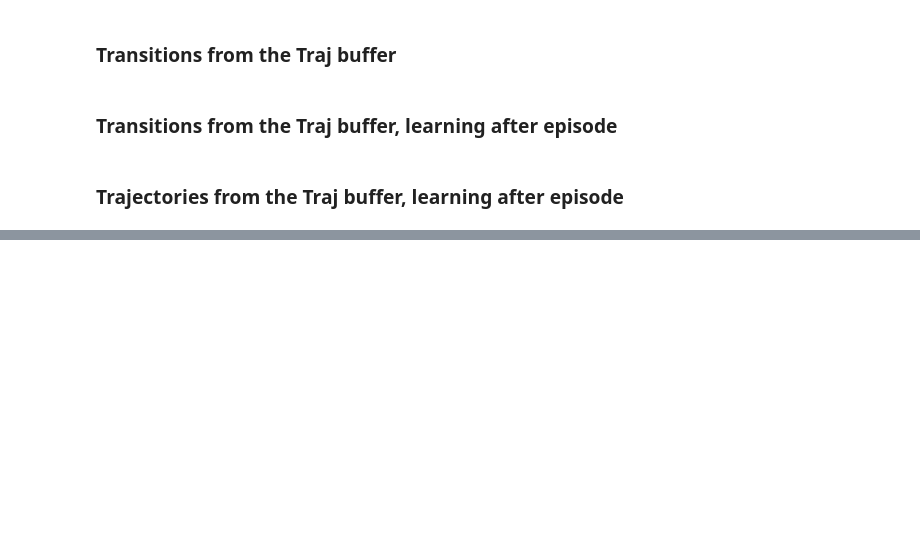
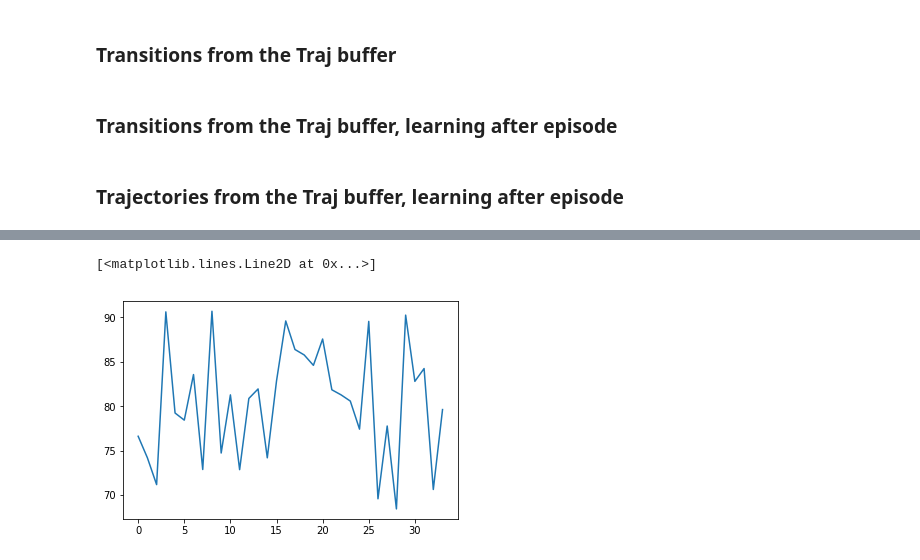
Before and after one commit to V0XNIHILI/RL-EVCP, a Jupyter notebook: Run TD3 gym.ipynb, the cells around one changed output, grey strips where cells are left out. Saved outputs shown, nothing was run; the diff lists cells and outputs as text; code cells hidden in the pictures; blank space fills up the shorter version.

Commit message:
add final result plot

```diff
--- a/Run TD3 gym.ipynb
+++ b/Run TD3 gym.ipynb
@@ -391,8 +390,8 @@ runner = Runner(env, memory_traj, agent)
 
 batch_size =  1
 # %%
-n_eps = 150401
-print_each = 5
+n_eps = 5001
+print_each = 50
 test_each = 50
 n_test_episodes = 10
 
@@ -402,7 +401,7 @@ test_results = defaultdict(list)
 
 for ep in range(1, n_eps):
     #print('            EP%d' % ep)
-    episode_results = runner.run(train=True, save_to_memory=True, train_bath_size=batch_size)
+    episode_results, _ = runner.run(train=True, save_to_memory=True, train_bath_size=batch_size)
     for key, val in episode_results.items():
         train_results[key].append(val)
 
@@ -415,7 +414,7 @@ for ep in range(1, n_eps):
     if ep % test_each == 0:
         current_test_results = defaultdict(list)
         for test_ep in range(n_test_episodes):
-            episode_results = runner.run(train=False, save_to_memory=False)
+            episode_results, _ = runner.run(train=False, save_to_memory=False)
             for key, val in episode_results.items():
                 current_test_results[key].append(val)
         current_test_results = {key: np.mean(val) for key, val in current_test_results.items()}
@@ -431,2 +440,5 @@ plt.plot(train_results['reward'])
 # %%
-plt.plot(train_results['reward'])
+plt.plot(test_results['reward'])
+# %% [output]
+[<matplotlib.lines.Line2D at 0x...>]
+[figure, added]
```
Also changed, not shown: parts of 11 cells of this notebook, 1 other file.
